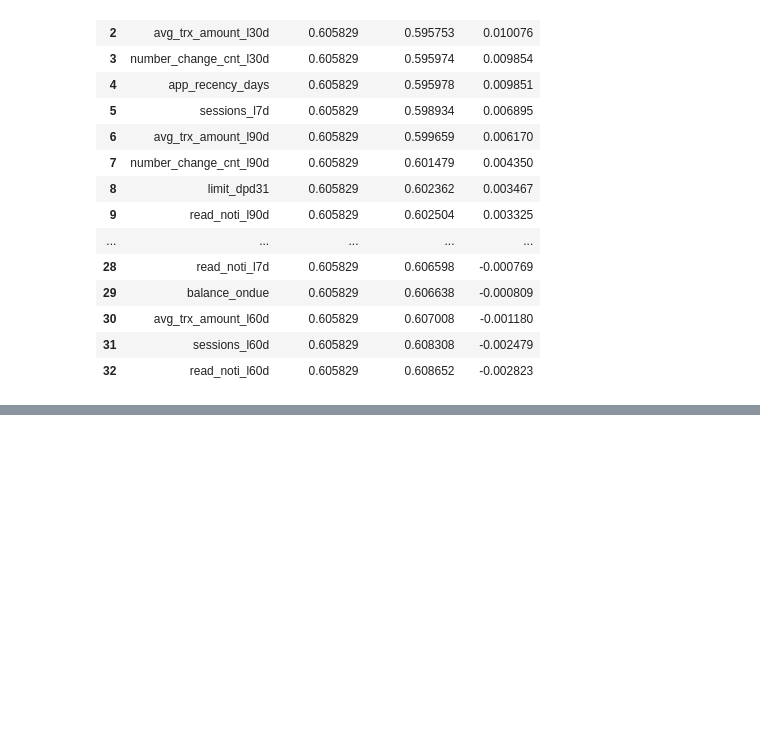
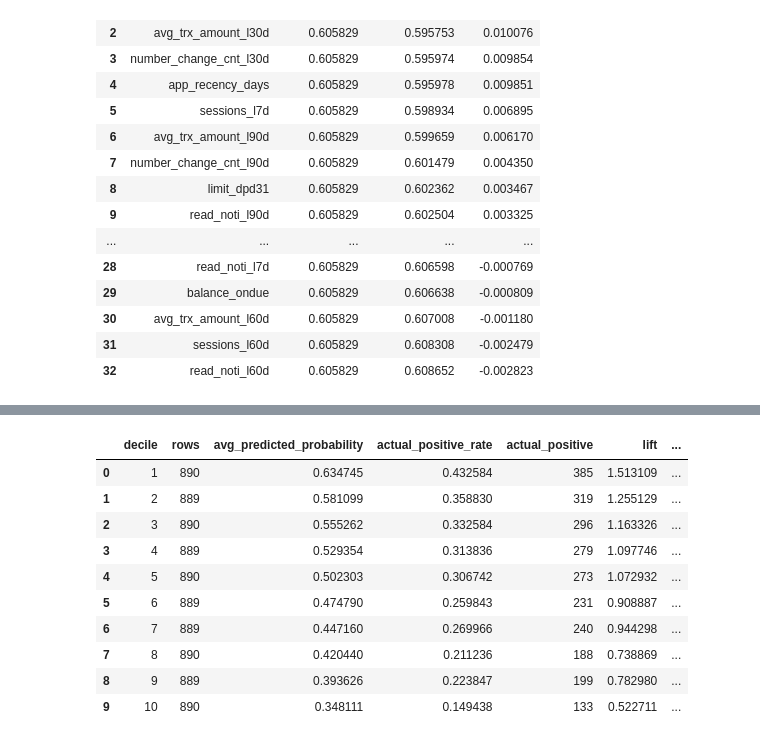
Before and after one commit to Khishigjargal42/toki_ds_task, a Jupyter notebook: notebooks/Toki_DPD91_Final.ipynb, the cells around one changed output, grey strips where cells are left out. Saved outputs shown, nothing was run; the diff lists cells and outputs as text; code cells hidden in the pictures; blank space fills up the shorter version.

```diff
--- a/notebooks/Toki_DPD91_Final.ipynb
+++ b/notebooks/Toki_DPD91_Final.ipynb
@@ -6504,0 +7061,82 @@ importance_df
+# %%
+# ==========================================
+# Lift / Decile Analysis
+# Behavioral MLP - 33 Features
+# ==========================================
+
+import pandas as pd
+import numpy as np
+
+# ------------------------------------------
+# Use final Behavioral MLP predictions
+# ------------------------------------------
+
+prob = np.asarray(test_prob_behavior_mlp)
+actual = np.asarray(y_test)
+
+lift_df = pd.DataFrame({
+    "probability": prob,
+    "actual": actual
+})
+
+# Highest risk first
+lift_df = lift_df.sort_values(
+    "probability",
+    ascending=False
+).reset_index(drop=True)
+
+# Create 10 approximately equal groups
+lift_df["decile"] = pd.qcut(
+    lift_df.index,
+    q=10,
+    labels=False
+) + 1
+
+# Baseline positive rate
+baseline_rate = actual.mean()
+
+# ------------------------------------------
+# Aggregate by decile
+# ------------------------------------------
+
+decile_analysis = (
+    lift_df
+    .groupby("decile")
+    .agg(
+        rows=("actual", "size"),
+        avg_predicted_probability=("probability", "mean"),
+        actual_positive_rate=("actual", "mean"),
+        actual_positive=("actual", "sum")
+    )
+    .reset_index()
+)
+
+# Lift
+decile_analysis["lift"] = (
+    decile_analysis["actual_positive_rate"]
+    / baseline_rate
+)
+
+# Cumulative capture
+decile_analysis["cumulative_positive"] = (
+    decile_analysis["actual_positive"]
+    .cumsum()
+)
+
+total_positive = actual.sum()
+
+decile_analysis["cumulative_capture_rate"] = (
+    decile_analysis["cumulative_positive"]
+    / total_positive
+)
+
+# ------------------------------------------
+# Display
+# ------------------------------------------
+
+print("Baseline positive rate:", baseline_rate)
+
+display(
+    decile_analysis
+)
+# %% [output]
@@ -6504,0 +7144,11 @@ importance_df
+|  | decile | rows | avg_predicted_probability | actual_positive_rate | actual_positive | lift | ... |
+| 0 | 1 | 890 | 0.634745 | 0.432584 | 385 | 1.513109 | ... |
+| 1 | 2 | 889 | 0.581099 | 0.358830 | 319 | 1.255129 | ... |
+| 2 | 3 | 890 | 0.555262 | 0.332584 | 296 | 1.163326 | ... |
+| 3 | 4 | 889 | 0.529354 | 0.313836 | 279 | 1.097746 | ... |
+| 4 | 5 | 890 | 0.502303 | 0.306742 | 273 | 1.072932 | ... |
+| 5 | 6 | 889 | 0.474790 | 0.259843 | 231 | 0.908887 | ... |
+| 6 | 7 | 889 | 0.447160 | 0.269966 | 240 | 0.944298 | ... |
+| 7 | 8 | 890 | 0.420440 | 0.211236 | 188 | 0.738869 | ... |
+| 8 | 9 | 889 | 0.393626 | 0.223847 | 199 | 0.782980 | ... |
+| 9 | 10 | 890 | 0.348111 | 0.149438 | 133 | 0.522711 | ... |
```
Also changed, not shown: parts of 54 cells of this notebook.
